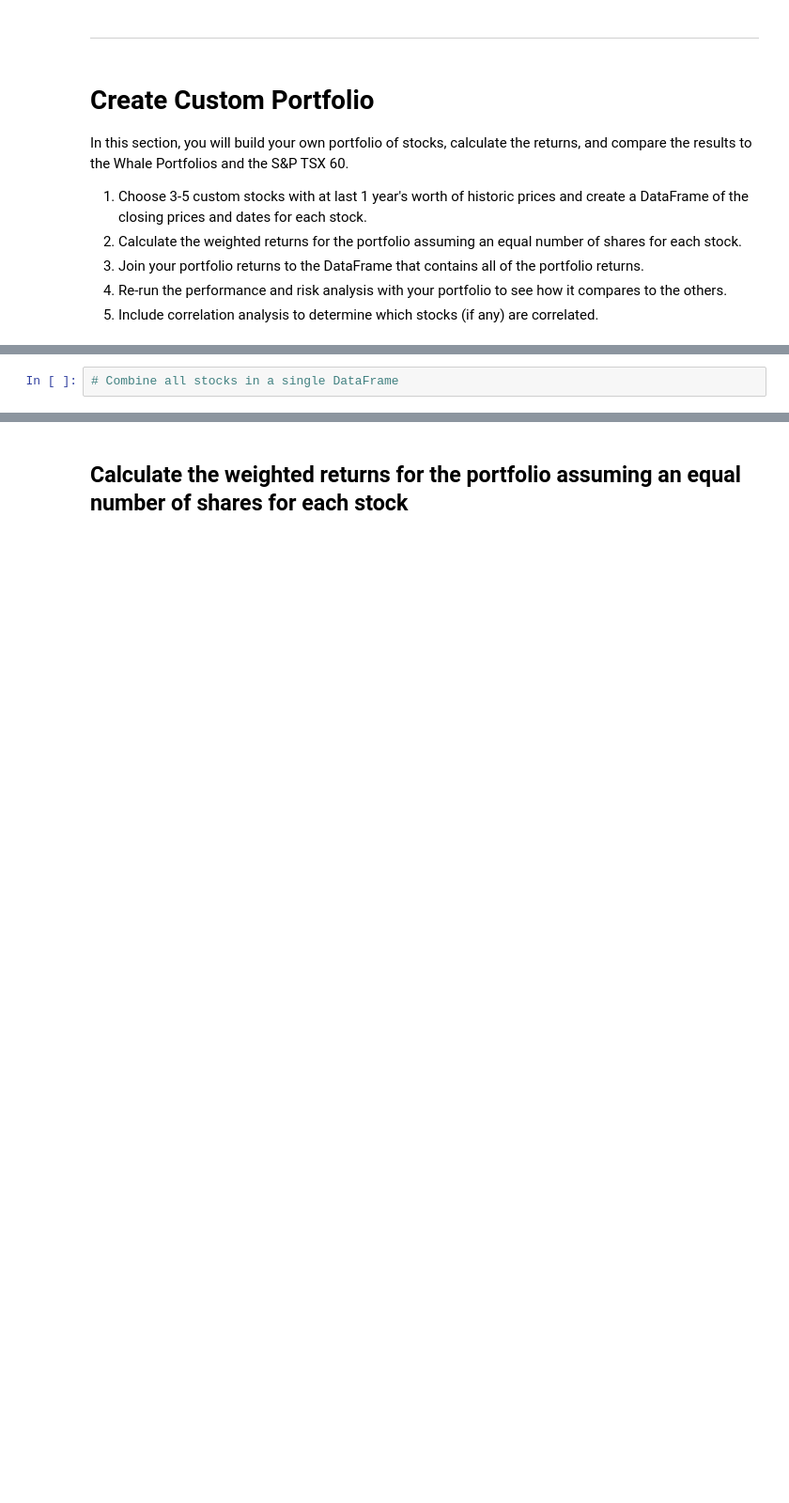
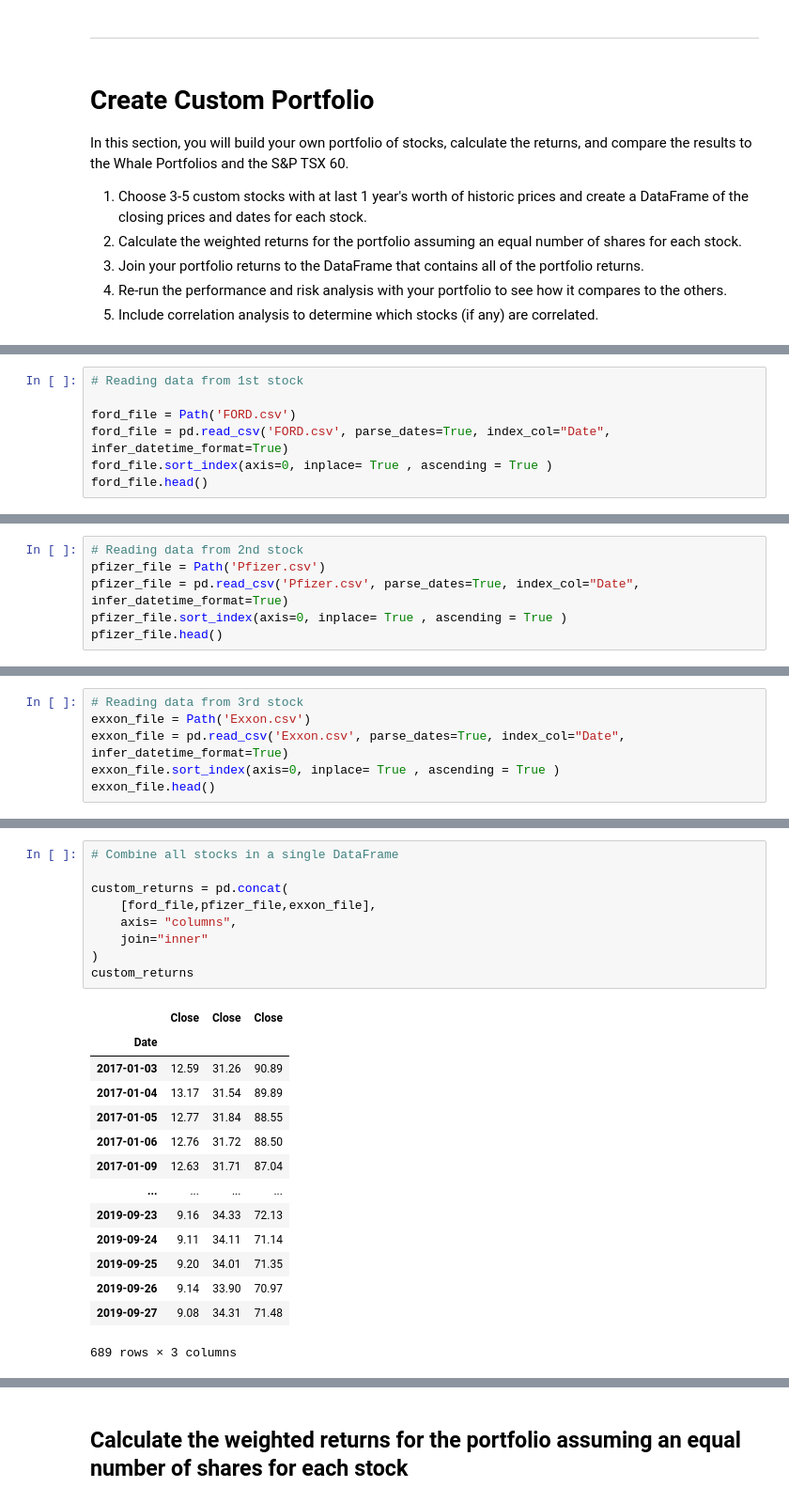
Before and after one commit to MoBerr/A-Whale-Off-the-Port-folio-, a Jupyter notebook: whale_analysis.ipynb, the cells around one changed output, grey strips where cells are left out. Shown: that part at 94% size. Saved outputs shown, nothing was run; the diff lists cells and outputs as text; blank space fills up the shorter version.

```diff
--- a/whale_analysis.ipynb
+++ b/whale_analysis.ipynb
@@ -373,0 +396,7 @@ For this demo solution, we fetch data from three companies listes in the S&P TSX
+# %%
+# Reading data from 1st stock
+
+ford_file = Path('FORD.csv')
+ford_file = pd.read_csv('FORD.csv', parse_dates=True, index_col="Date", infer_datetime_format=True)
+ford_file.sort_index(axis=0, inplace= True , ascending = True )
+ford_file.head()
@@ -373,0 +411,6 @@ For this demo solution, we fetch data from three companies listes in the S&P TSX
+# %%
+# Reading data from 2nd stock
+pfizer_file = Path('Pfizer.csv')
+pfizer_file = pd.read_csv('Pfizer.csv', parse_dates=True, index_col="Date", infer_datetime_format=True)
+pfizer_file.sort_index(axis=0, inplace= True , ascending = True )
+pfizer_file.head()
@@ -373,0 +425,6 @@ For this demo solution, we fetch data from three companies listes in the S&P TSX
+# %%
+# Reading data from 3rd stock
+exxon_file = Path('Exxon.csv')
+exxon_file = pd.read_csv('Exxon.csv', parse_dates=True, index_col="Date", infer_datetime_format=True)
+exxon_file.sort_index(axis=0, inplace= True , ascending = True )
+exxon_file.head()
@@ -374,2 +439,24 @@ For this demo solution, we fetch data from three companies listes in the S&P TSX
 # %%
 # Combine all stocks in a single DataFrame
+
+custom_returns = pd.concat(
+    [ford_file,pfizer_file,exxon_file],
+    axis= "columns",
+    join="inner"
+)
+custom_returns
+# %% [output]
+|  | Close | Close | Close |
+| Date |  |  |  |
+| 2017-01-03 | 12.59 | 31.26 | 90.89 |
+| 2017-01-04 | 13.17 | 31.54 | 89.89 |
+| 2017-01-05 | 12.77 | 31.84 | 88.55 |
+| 2017-01-06 | 12.76 | 31.72 | 88.50 |
+| 2017-01-09 | 12.63 | 31.71 | 87.04 |
+| ... | ... | ... | ... |
+| 2019-09-23 | 9.16 | 34.33 | 72.13 |
+| 2019-09-24 | 9.11 | 34.11 | 71.14 |
+| 2019-09-25 | 9.20 | 34.01 | 71.35 |
+| 2019-09-26 | 9.14 | 33.90 | 70.97 |
+| 2019-09-27 | 9.08 | 34.31 | 71.48 |
+689 rows × 3 columns
```
Also changed, not shown: parts of 37 cells of this notebook, 7 other files.
